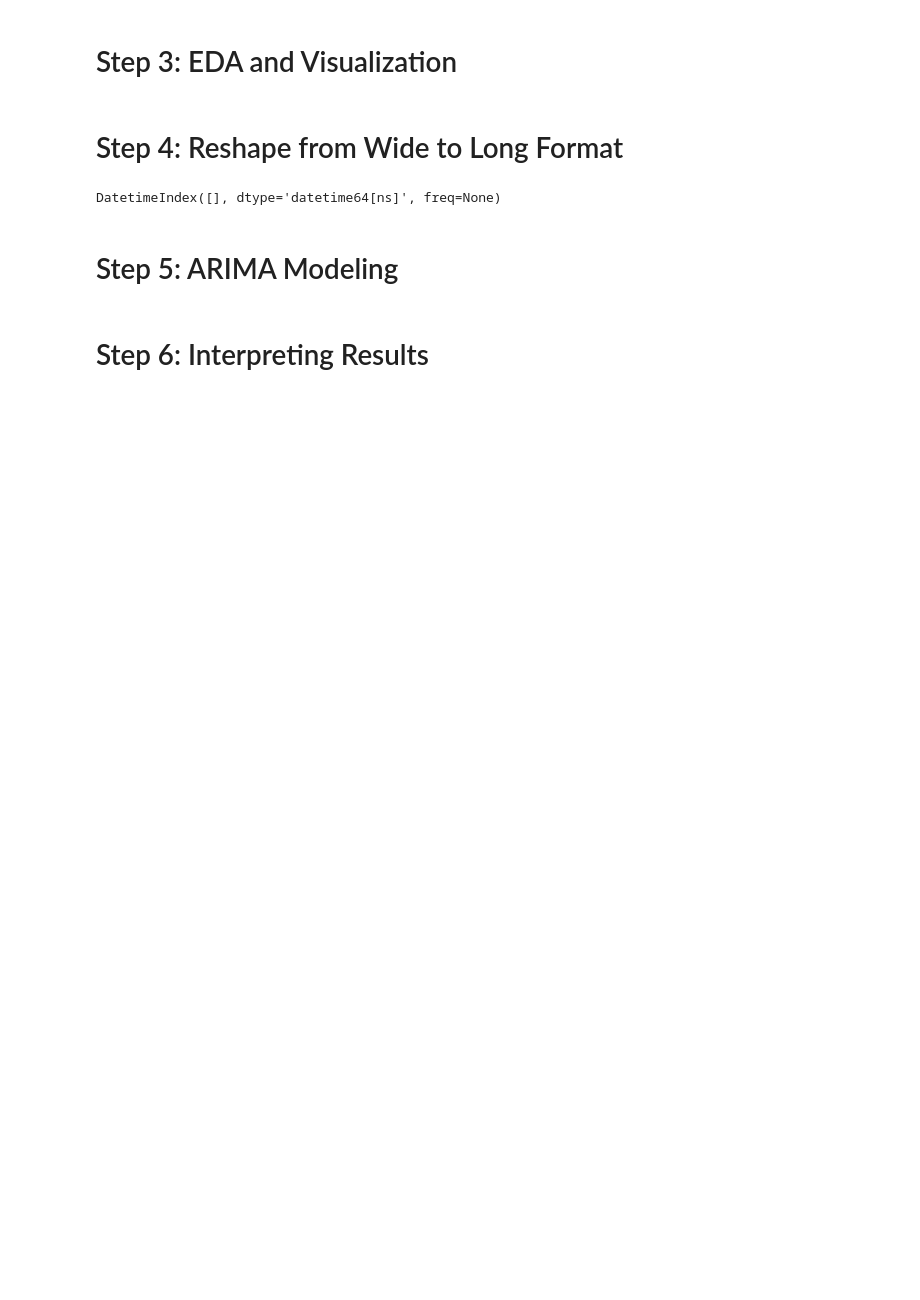
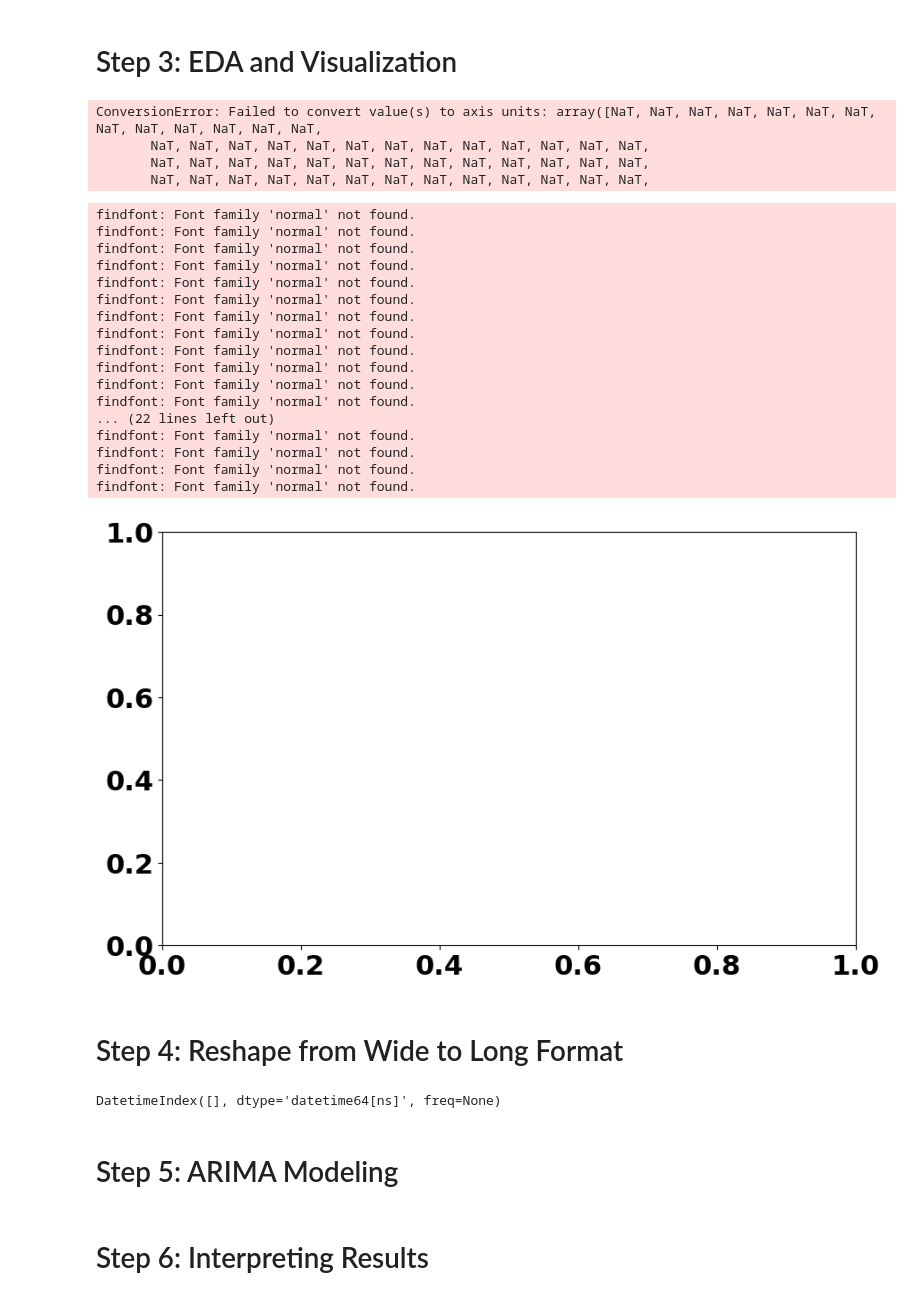
Before and after one commit to lynnndero/PHASE-4-PROJECT, a Jupyter notebook: starter_notebook.ipynb, the cells around one changed output. Drawn from its saved outputs; the diff is of its cells as text; code cells hidden in the pictures; blank space fills up the shorter version.

Commit message:
reached visualization

```diff
--- a/starter_notebook.ipynb
+++ b/starter_notebook.ipynb
@@ -111,5 +111,10 @@ def get_datetimes(df):
     as datetime objects.
     NOTE number of returned columns may not match total number of columns in passed dataframe
     """
+    date_columns = df.columns[1:]
 
-    return pd.to_datetime(df.columns.values[1:], format='%Y-%m')
+    datetime_columns = [col for col in date_columns if pd.to_datetime(df[col], format= '%Y-%m', errors='coerce').notna().all()]
+
+    df[datetime_columns] = df[datetime_columns].apply(pd.to_datetime, format='%Y-%m')
+
+    return df
@@ -115,0 +186,5 @@ def get_datetimes(df):
+# %%
+#make a copy of filtered df
+filtered_df = filtered_df.copy()
+#dropping missing values
+filtered_df.fillna(method='ffill', inplace=True)
@@ -116,3 +207,6 @@ def get_datetimes(df):
+# %%
+#converting the date columns to datetime dataset
+filtered_df_1 = get_datetimes(filtered_df)
 # %% [markdown]
 # Step 3: EDA and Visualization
 # %%
@@ -120,9 +214,35 @@ font = {'family' : 'normal',
         'weight' : 'bold',
         'size'   : 22}
 
-matplotlib.rc('font', **font)
+plt.rc('font', **font)
 
 # NOTE: if you visualizations are too cluttered to read, try calling 'plt.gcf().autofmt_xdate()'!
+# %%
+filtered_df_1_figure, ax = plt.subplots(figsize=(10, 6))
+ax.plot(filtered_df_1, label = "Data")
+# %% [output]
+ConversionError: Failed to convert value(s) to axis units: array([NaT, NaT, NaT, NaT, NaT, NaT, NaT, NaT, NaT, NaT, NaT, NaT, NaT,
+       NaT, NaT, NaT, NaT, NaT, NaT, NaT, NaT, NaT, NaT, NaT, NaT, NaT,
+       NaT, NaT, NaT, NaT, NaT, NaT, NaT, NaT, NaT, NaT, NaT, NaT, NaT,
+       NaT, NaT, NaT, NaT, NaT, NaT, NaT, NaT, NaT, NaT, NaT, NaT, NaT,
+findfont: Font family 'normal' not found.
+findfont: Font family 'normal' not found.
+findfont: Font family 'normal' not found.
+findfont: Font family 'normal' not found.
+findfont: Font family 'normal' not found.
+findfont: Font family 'normal' not found.
+findfont: Font family 'normal' not found.
+findfont: Font family 'normal' not found.
+findfont: Font family 'normal' not found.
+findfont: Font family 'normal' not found.
+findfont: Font family 'normal' not found.
+findfont: Font family 'normal' not found.
+... (22 lines left out)
+findfont: Font family 'normal' not found.
+findfont: Font family 'normal' not found.
+findfont: Font family 'normal' not found.
+findfont: Font family 'normal' not found.
+[figure, added]
 # %% [markdown]
 # Step 4: Reshape from Wide to Long Format
 # %%
```
Also changed, not shown: parts of 9 cells of this notebook.
